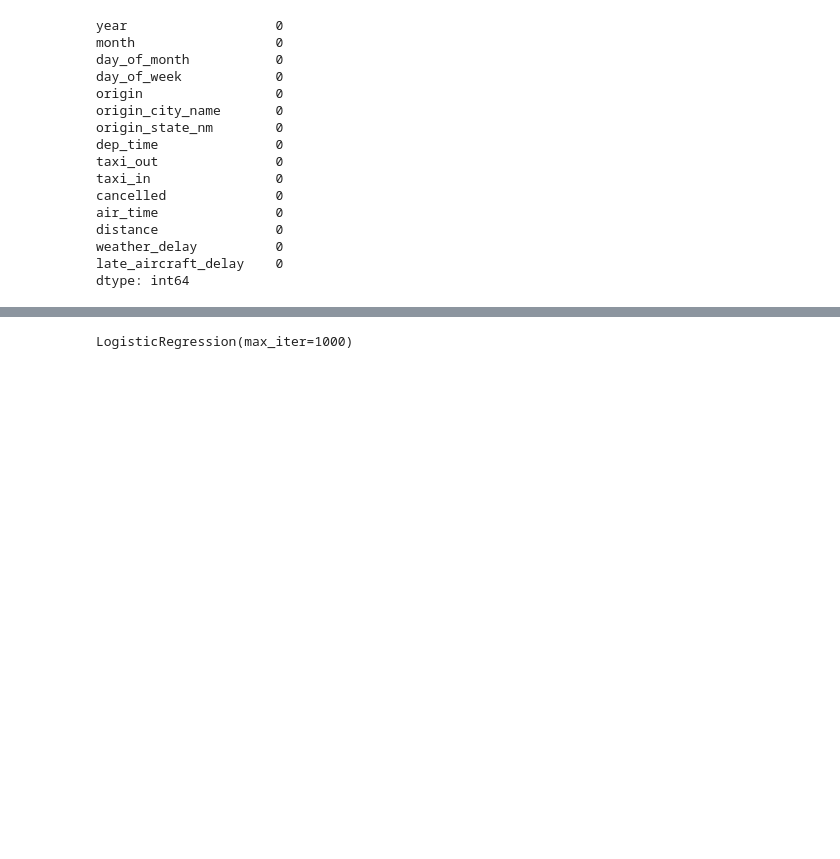
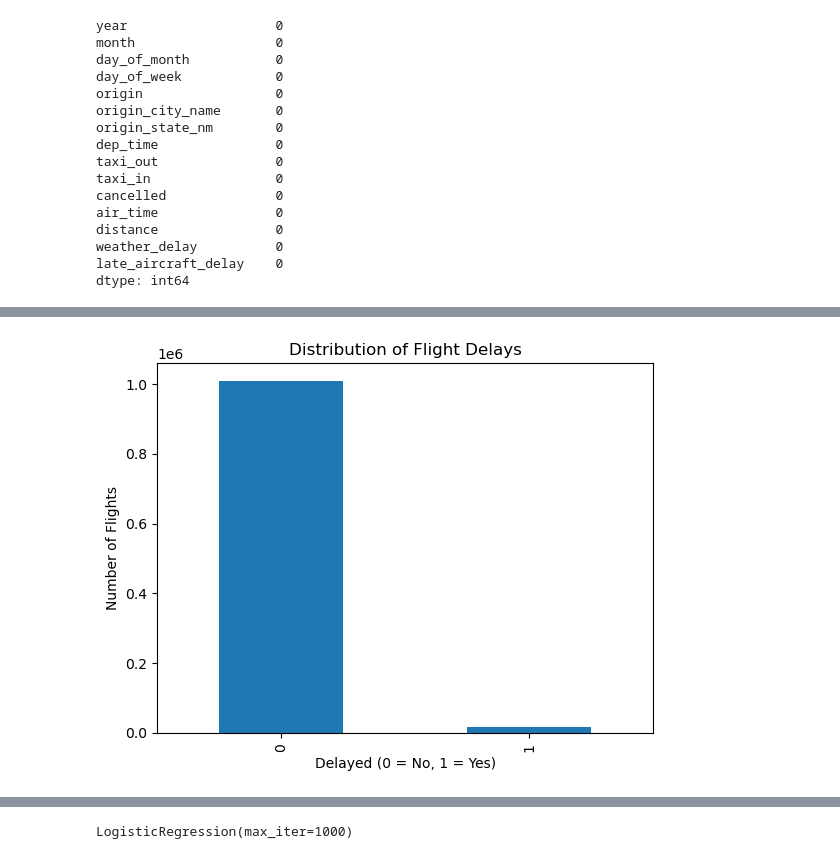
Before and after one commit to Nicholas0614/Flight_Predict, a Jupyter notebook: Untitled.ipynb, the cells around one changed output, grey strips where cells are left out. Drawn from its saved outputs; the diff is of its cells as text; code cells hidden in the pictures; blank space fills up the shorter version.

```diff
--- a/Untitled.ipynb
+++ b/Untitled.ipynb
@@ -44,7 +46,6 @@ dtype: int64
 df = df[df['cancelled'] == 0]
 num_cols = ['dep_time', 'taxi_out', 'air_time', 'taxi_in']
 df[num_cols] = df[num_cols].fillna(df[num_cols].mean())
-df = df.drop(columns=['fl_date', 'wheels_off', 'wheels_on'])
 # %%
 df.isna().sum()
 # %% [output]
@@ -66,0 +104,10 @@ dtype: int64
+# %%
+df['delayed'] = (df['weather_delay'] > 0).astype(int)
+
+df['delayed'].value_counts().plot(kind='bar')
+plt.title("Distribution of Flight Delays")
+plt.xlabel("Delayed (0 = No, 1 = Yes)")
+plt.ylabel("Number of Flights")
+plt.show()
+# %% [output]
+[figure, added]
```
Also changed, not shown: parts of 7 cells of this notebook.
